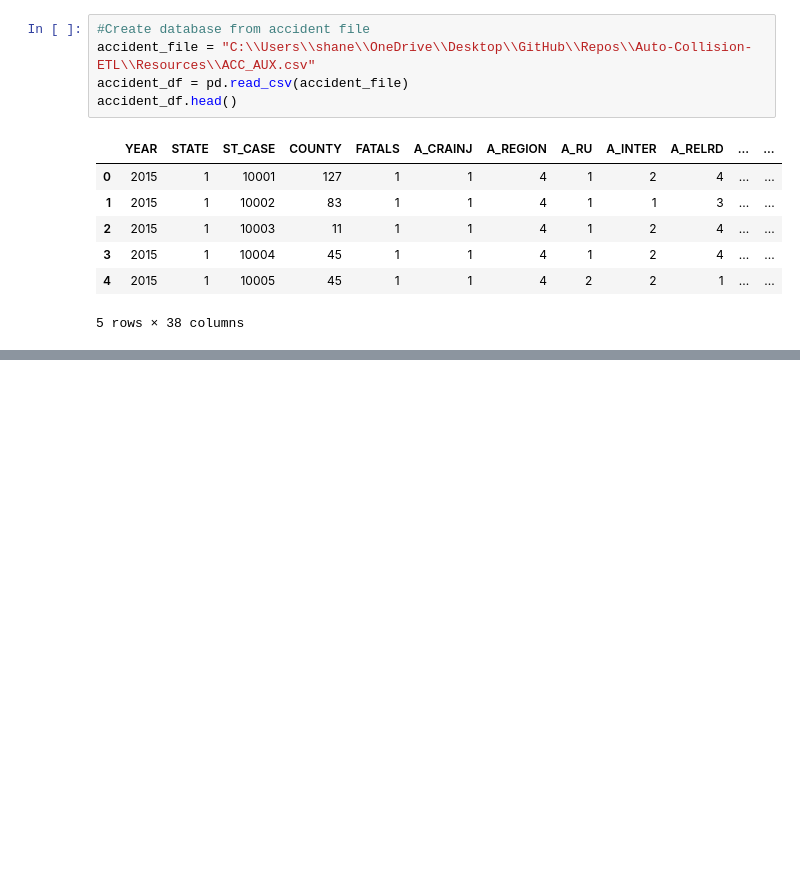
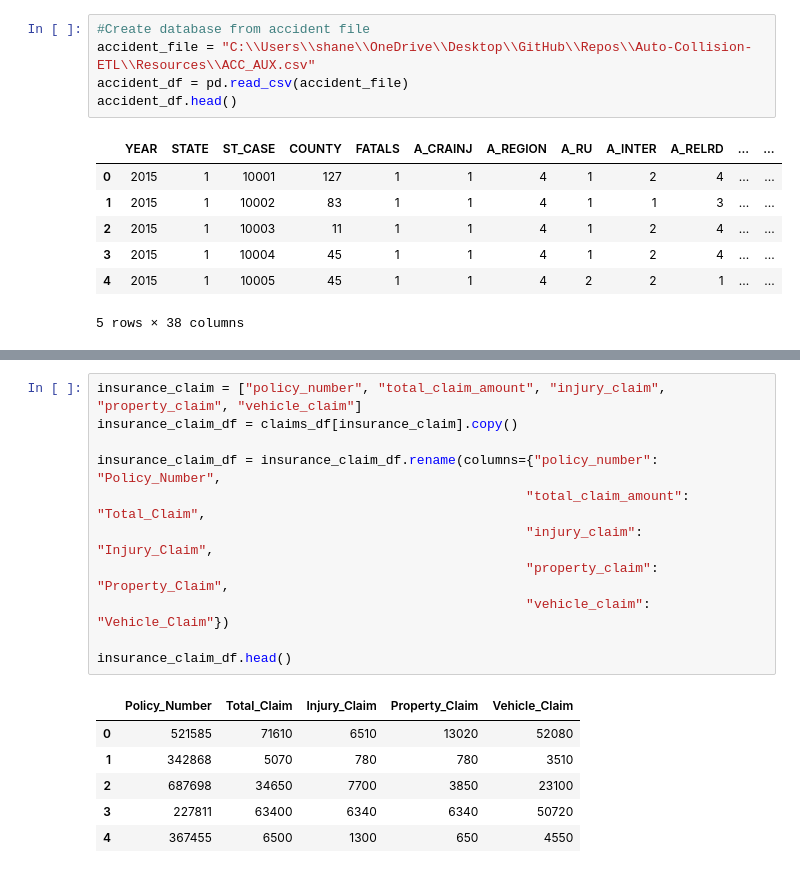
Before and after one commit to aftheiss/Auto-Collision-ETL, a Jupyter notebook: auto_collision.ipynb, the cells around one changed output, grey strips where cells are left out. Saved outputs shown, nothing was run; the diff lists cells and outputs as text; blank space fills up the shorter version.

```diff
--- a/auto_collision.ipynb
+++ b/auto_collision.ipynb
@@ -30,0 +137,18 @@ accident_df.head()
+# %%
+insurance_claim = ["policy_number", "total_claim_amount", "injury_claim", "property_claim", "vehicle_claim"]
+insurance_claim_df = claims_df[insurance_claim].copy()
+
+insurance_claim_df = insurance_claim_df.rename(columns={"policy_number": "Policy_Number",
+                                                       "total_claim_amount": "Total_Claim",
+                                                       "injury_claim": "Injury_Claim",
+                                                       "property_claim": "Property_Claim",
+                                                       "vehicle_claim": "Vehicle_Claim"})
+
+insurance_claim_df.head()
+# %% [output]
+|  | Policy_Number | Total_Claim | Injury_Claim | Property_Claim | Vehicle_Claim |
+| 0 | 521585 | 71610 | 6510 | 13020 | 52080 |
+| 1 | 342868 | 5070 | 780 | 780 | 3510 |
+| 2 | 687698 | 34650 | 7700 | 3850 | 23100 |
+| 3 | 227811 | 63400 | 6340 | 6340 | 50720 |
+| 4 | 367455 | 6500 | 1300 | 650 | 4550 |
```
Also changed, not shown: parts of 6 cells of this notebook.
